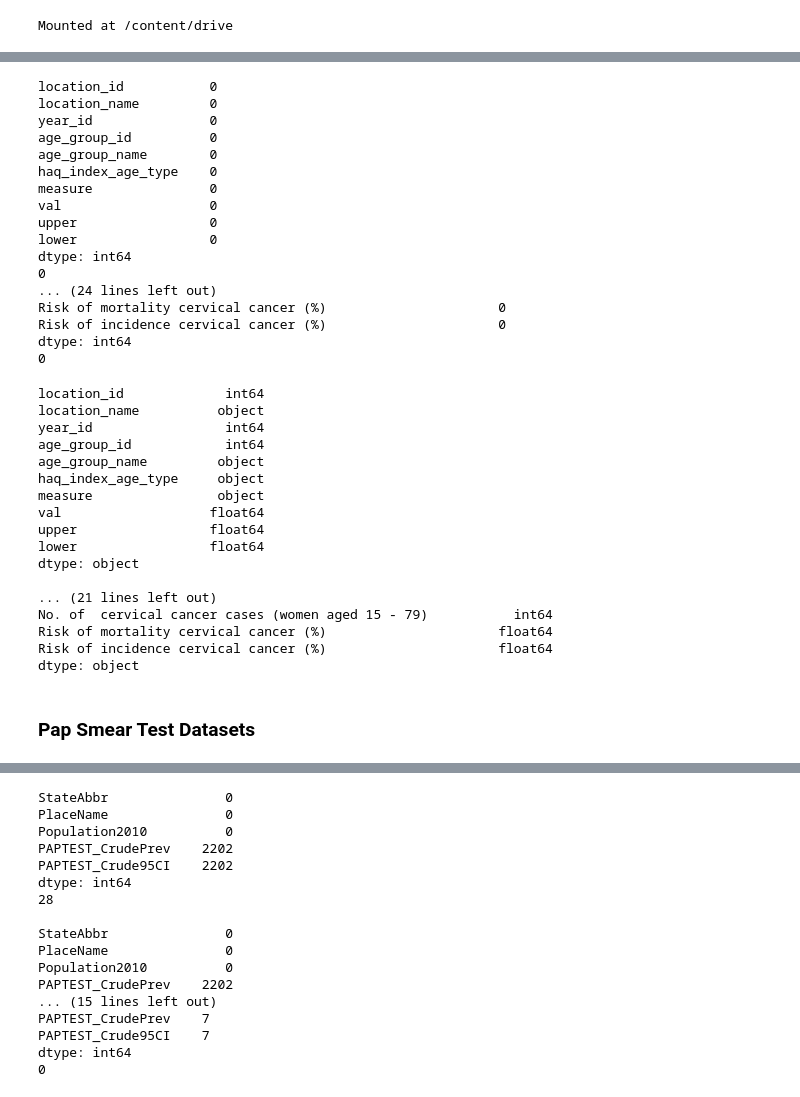
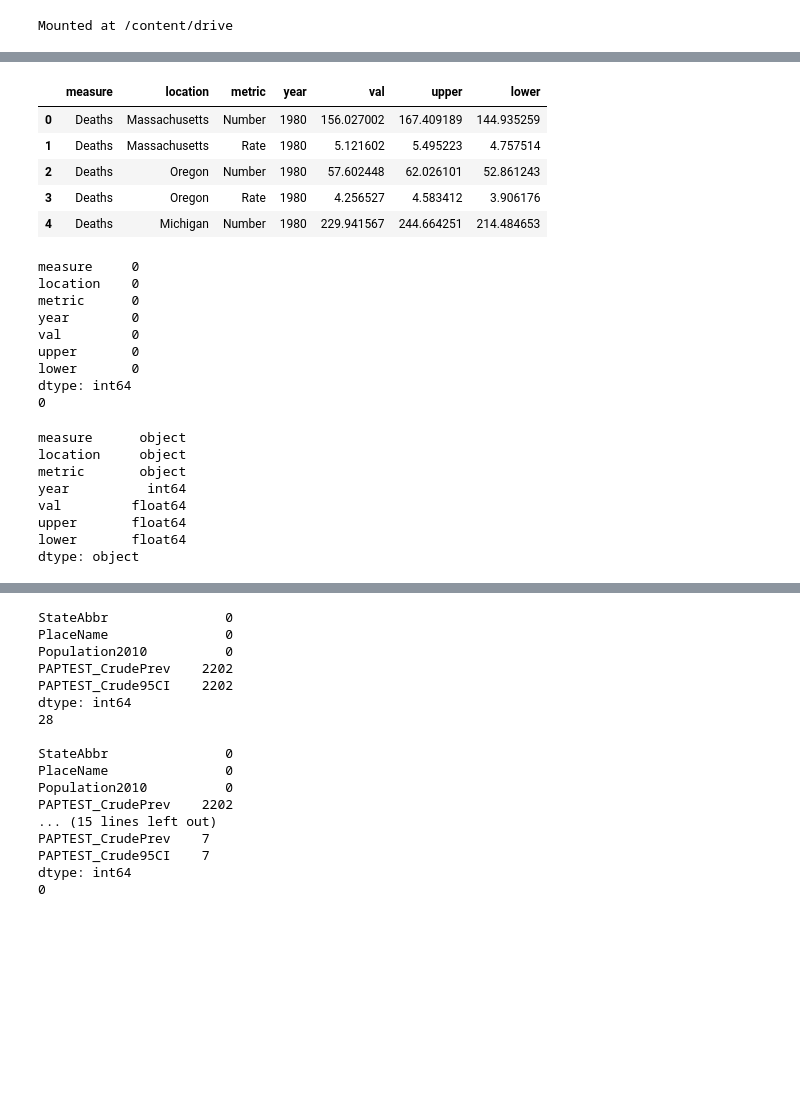
Before and after one commit to maya-papaya/ads1-cervical-cancer-analysis, a Jupyter notebook: Data Cleaning & Preprocessing (2).ipynb, the cells around one changed output, grey strips where cells are left out. Drawn from its saved outputs; the diff is of its cells as text; code cells hidden in the pictures; blank space fills up the shorter version.

```diff
--- a/Data Cleaning & Preprocessing (2).ipynb
+++ b/Data Cleaning & Preprocessing (2).ipynb
@@ -33,53 +25,37 @@ data10 = data10.drop(columns=data10.columns[[4, 6, 8, 10, 12, 14, 16]])
+# %%
+# LOADING MAIN DATASET
+data = pd.read_csv('cervical_cancer_USA.csv').drop(['sex', 'age', 'cause'], axis=1)
+data.head()
+# %% [output]
+|  | measure | location | metric | year | val | upper | lower |
+| 0 | Deaths | Massachusetts | Number | 1980 | 156.027002 | 167.409189 | 144.935259 |
+| 1 | Deaths | Massachusetts | Rate | 1980 | 5.121602 | 5.495223 | 4.757514 |
+| 2 | Deaths | Oregon | Number | 1980 | 57.602448 | 62.026101 | 52.861243 |
+| 3 | Deaths | Oregon | Rate | 1980 | 4.256527 | 4.583412 | 3.906176 |
+| 4 | Deaths | Michigan | Number | 1980 | 229.941567 | 244.664251 | 214.484653 |
 # %%
-# CHECKING NULL VALUES
-print(data19.isnull().sum())
-print(data19.duplicated().sum())
-print()
-print(data16.isnull().sum())
-print(data16.duplicated().sum())
-print()
-print(data10.isnull().sum())
-print(data10.duplicated().sum())
+# CHECKING NULL / DUPLICATE VALUES
+print(data.isnull().sum())
+print(data.duplicated().sum())
 # %% [output]
-location_id           0
-location_name         0
-year_id               0
-age_group_id          0
-age_group_name        0
-haq_index_age_type    0
-measure               0
-val                   0
-upper                 0
-lower                 0
+measure     0
+location    0
+metric      0
+year        0
+val         0
+upper       0
+lower       0
 dtype: int64
 0
-... (24 lines left out)
-Risk of mortality cervical cancer (%)                      0
-Risk of incidence cervical cancer (%)                      0
-dtype: int64
-0
 # %%
 # CHECKING DATATYPES
-print(data19.dtypes)
-print()
-print(data16.dtypes)
-print()
-print(data10.dtypes)
+print(data.dtypes)
 # %% [output]
-location_id             int64
-location_name          object
-year_id                 int64
-age_group_id            int64
-age_group_name         object
-haq_index_age_type     object
-measure                object
-val                   float64
-upper                 float64
-lower                 float64
+measure      object
+location     object
+metric       object
+year          int64
+val         float64
+upper       float64
+lower       float64
 dtype: object
-
-... (21 lines left out)
-No. of  cervical cancer cases (women aged 15 - 79)           int64
-Risk of mortality cervical cancer (%)                      float64
-Risk of incidence cervical cancer (%)                      float64
-dtype: object
@@ -95,2 +64,0 @@ data10.to_csv("/content/drive/My Drive/ADS_Maya_Reddy/projects/disease_project_1
-# %% [markdown]
-### Pap Smear Test Datasets
```
Also changed, not shown: parts of 17 cells of this notebook.
